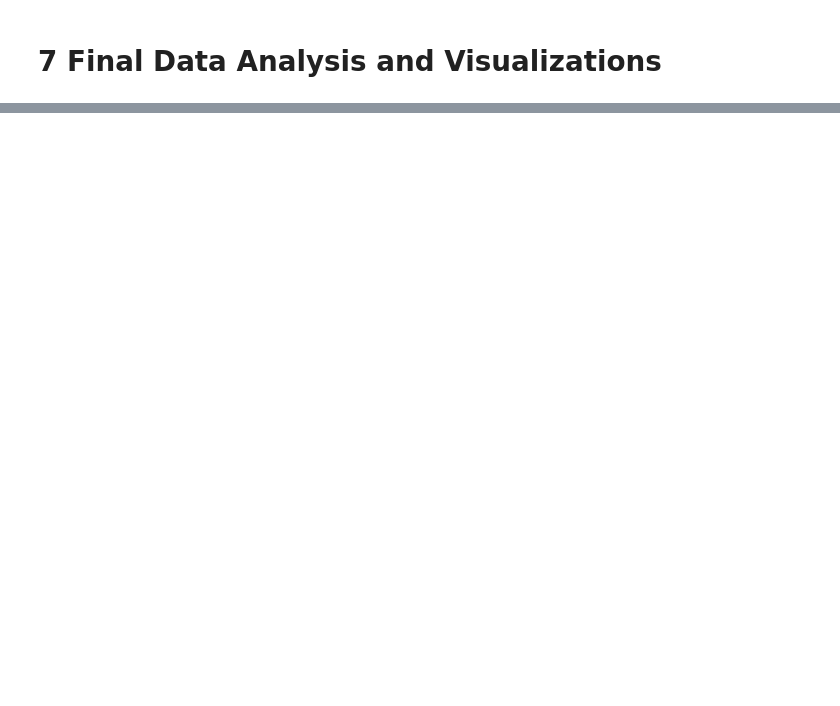
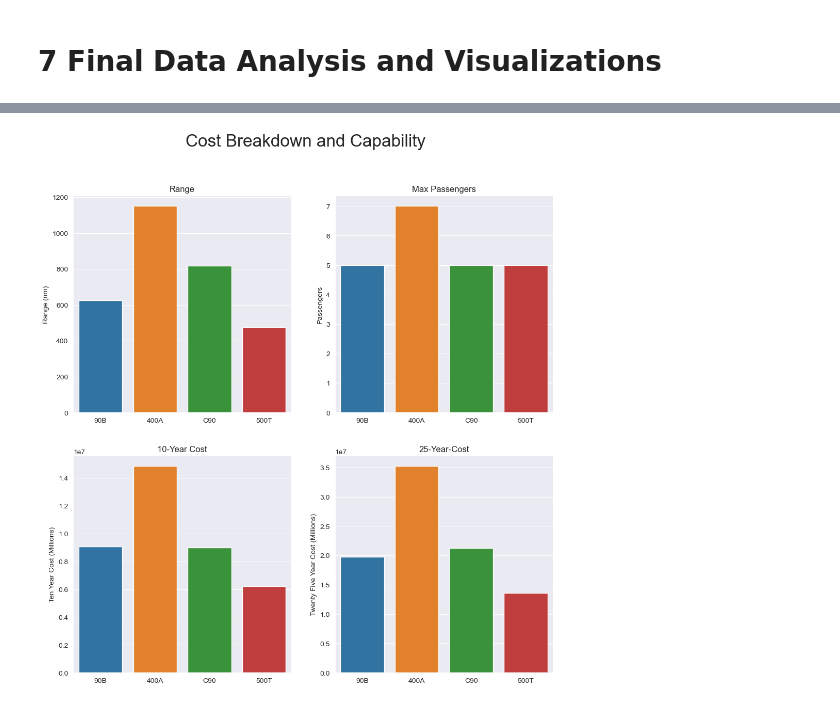
Before and after one commit to Bekahlmc/Ranking-Safest-Private-Planes, a Jupyter notebook: Ranking_Safest_Private_Planes.ipynb, the cells around one changed output, grey strips where cells are left out. Cells and saved outputs as stored; diff of their text form; code cells hidden in the pictures; blank space fills up the shorter version.

```diff
--- a/Ranking_Safest_Private_Planes.ipynb
+++ b/Ranking_Safest_Private_Planes.ipynb
@@ -808,0 +843,26 @@ Name: Accident Number, dtype: object
+# %%
+df_cost['Ten Year Cost (Millions)'] = df_cost['Price'] + (10 * df_cost['Annual Budget'])
+df_cost['Twenty Five Year Cost (Millions)'] = df_cost['Price'] + (25 * df_cost['Annual Budget'])
+df_cost[''] = df_cost['Make and Model']
+#Create columns for 10-Year and 25-Year costs as a function of Price and Annual Budget
+
+fig, axs = plt.subplots(ncols=2, nrows=2)
+#Create a 2 x 2 grid of subplots
+
+sns.set_style('whitegrid')
+sns.barplot(x = df_cost[''], y = df_cost['Range (nm)'], data = df_cost, ax = axs[0, 0]).set_xticklabels(['90B', '400A', 'C90', '500T'])
+sns.barplot(x = df_cost[''], y = df_cost['Passengers'], data = df_cost, ax = axs[0,1]).set_xticklabels(['90B', '400A', 'C90', '500T'])
+sns.barplot(x = df_cost[''], y = df_cost['Ten Year Cost (Millions)'], data = df_cost, ax = axs[1,0]).set_xticklabels(['90B', '400A', 'C90', '500T'])
+sns.barplot(x = df_cost[''], y = df_cost['Twenty Five Year Cost (Millions)'], data = df_cost, ax = axs[1,1]).set_xticklabels(['90B', '400A', 'C90', '500T'])
+#Create graphs for Range, Passenger count, 10-Year Cost, and 25-Year Cost and shorten model names to be more legible
+
+fig.suptitle('Cost Breakdown and Capability', fontsize = 24)
+axs[0,0].set_title('Range')
+axs[0,1].set_title('Max Passengers')
+axs[1,0].set_title('10-Year Cost')
+axs[1,1].set_title('25-Year-Cost')
+fig.set_figheight(12)
+fig.set_figwidth(12)
+#Increase figure size so everything is legible
+# %% [output]
+[figure, added]
```
Also changed, not shown: parts of 10 cells of this notebook.
